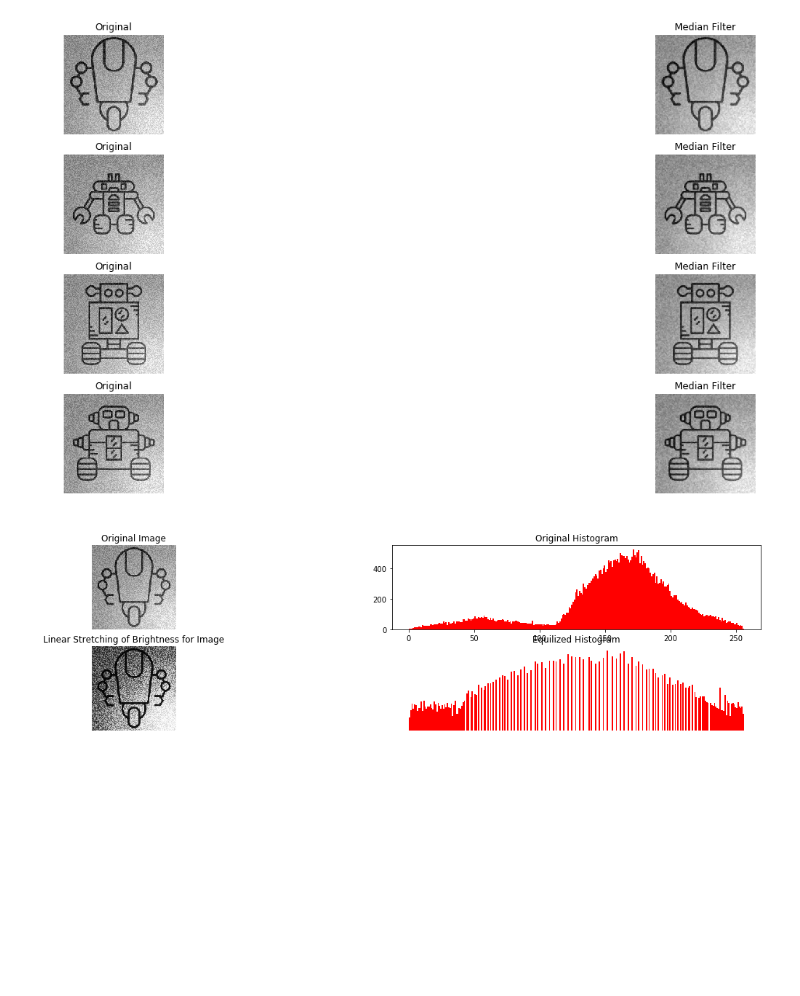
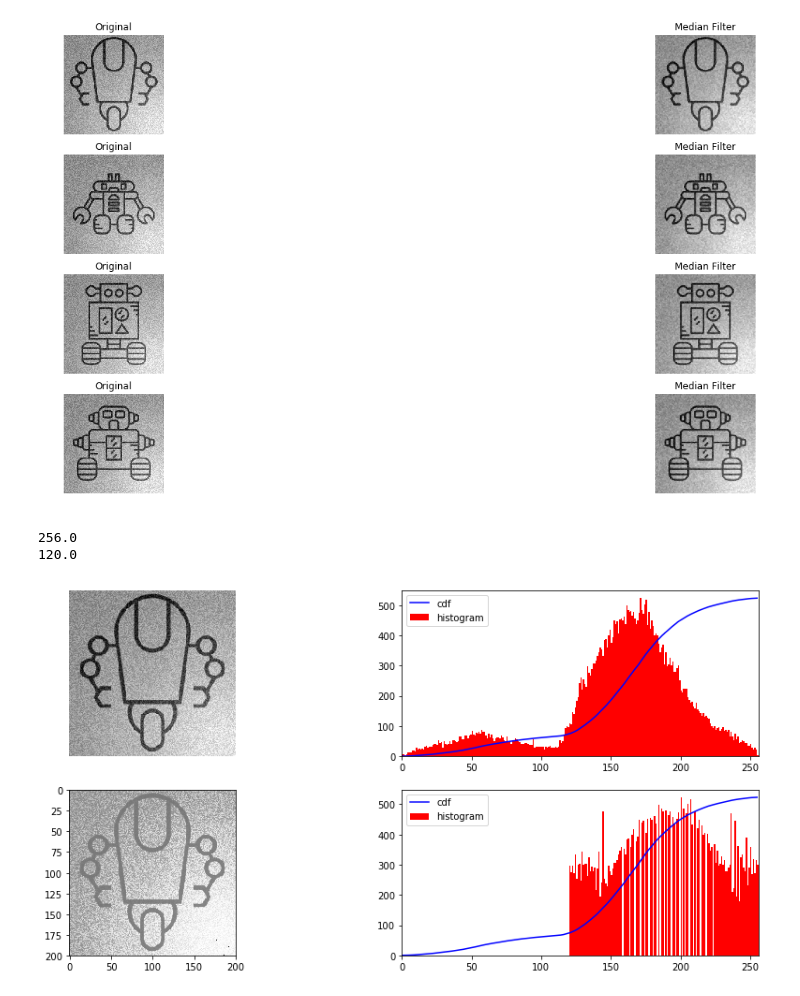
Before and after one commit to itman9595/Computer-Vision, a Jupyter notebook: final/final_saltAndPepper_LinearStretchingOfBrightness.ipynb, the cells around one changed output. Cells and saved outputs as stored; diff of their text form; code cells hidden in the pictures; blank space fills up the shorter version.

Commit message:
Histogram Change

```diff
--- a/final/final_saltAndPepper_LinearStretchingOfBrightness.ipynb
+++ b/final/final_saltAndPepper_LinearStretchingOfBrightness.ipynb
@@ -61,28 +61,61 @@ plt.show()
 # %%
 import cv2
 import numpy as np
 import matplotlib.pyplot as plt
 import matplotlib.image as pltimg
 
 im = cv2.imread('./FigureWheels/22.png', 0)
 equalizer = cv2.equalizeHist(im)
-fig = plt.figure(figsize=(20,20))
+fig = plt.figure(figsize=(15, 15))
 
-plt.subplot(821)
+hist,bins = np.histogram(im.ravel(),256,[0,256])
+
+cdf = hist.cumsum()
+cdf_normalized = cdf * hist.max()/ cdf.max()
+
+plt.subplot(421)
+# plt.title('Original Image')
 plt.axis('off')
-plt.title('Original Image')
-plt.imshow(im, cmap='gray')
-plt.subplot(822)
-plt.title("Original Histogram")
-plt.hist(im.ravel(),256,[0,256], color = 'r')
-plt.subplot(823)
-plt.axis('off')
-plt.title('Linear Stretching of Brightness for Image')
-plt.imshow(equalizer, cmap='gray')
-plt.subplot(824)
-plt.axis('off')
-plt.title("Equilized Histogram")
-plt.hist(equalizer.ravel(),256,[0,256], color = 'r')
+plt.imshow(im,cmap='gray')
+plt.subplot(422)
+plt.plot(cdf_normalized, color = 'b')
+plt.hist(im.flatten(),256,[0,256], color = 'r')
+plt.xlim([0,256])
+plt.legend(('cdf','histogram'), loc = 'upper left')
+
+
+cdf_m = np.ma.masked_equal(cdf,0)
+cdf_m = (cdf_m - cdf_m.min())*136/(cdf_m.max()-cdf_m.min())+120
+print(cdf_m.max())
+print(cdf_m.min())
+cdf = np.ma.filled(cdf_m,0).astype('uint8')
+im2 = cdf[im]
+plt.subplot(423)
+plt.imshow(im2, cmap='gray')
+plt.subplot(424)
+plt.plot(cdf_normalized, color = 'b')
+plt.hist(im2.flatten(),256,[0,256], color = 'r')
+plt.xlim([0,256])
+plt.legend(('cdf','histogram'), loc = 'upper left')
 plt.show()
+
+# plt.subplot(821)
+# plt.axis('off')
+# plt.title('Original Image')
+# plt.imshow(im, cmap='gray')
+# plt.subplot(822)
+# plt.title("Original Histogram")
+# plt.hist(im.ravel(),256,[0,256], color = 'r')
+# plt.subplot(823)
+# plt.axis('off')
+# plt.title('Linear Stretching of Brightness for Image')
+# plt.imshow(equalizer, cmap='gray')
+# plt.subplot(824)
+# plt.axis('off')
+# plt.title("Equilized Histogram")
+# plt.hist(equalizer.ravel(),256,[0,256], color = 'r')
+# plt.show()
 # %% [output]
+256.0
+120.0
-[figure, old version]
+[figure, new version]
```
